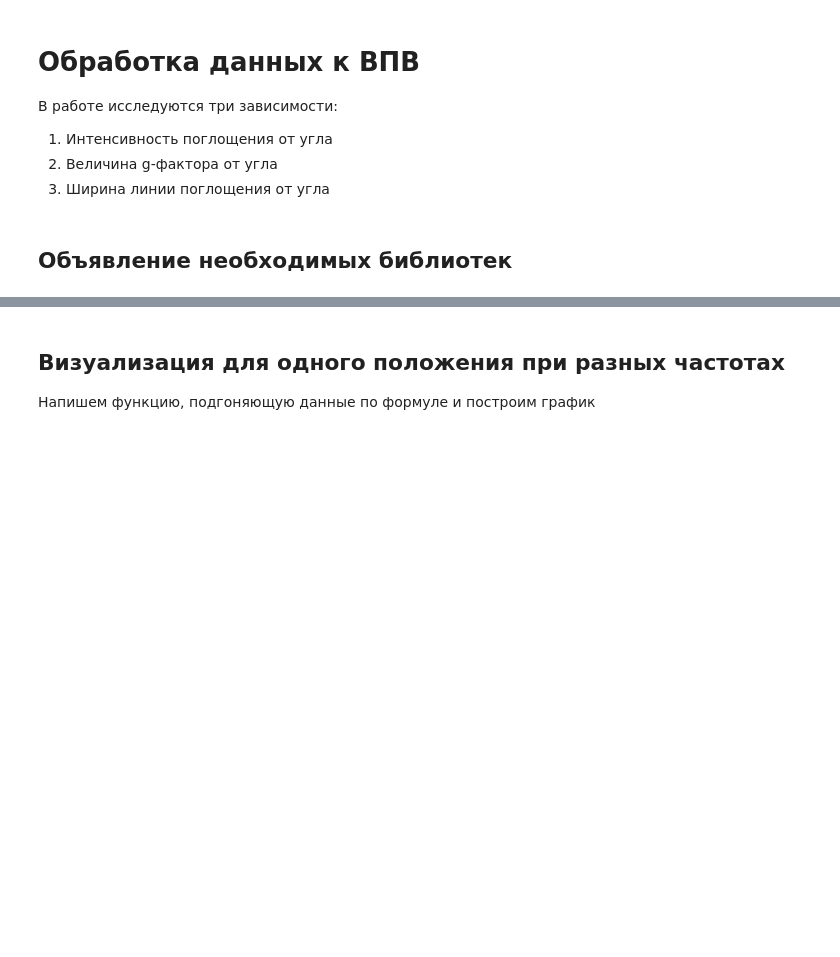
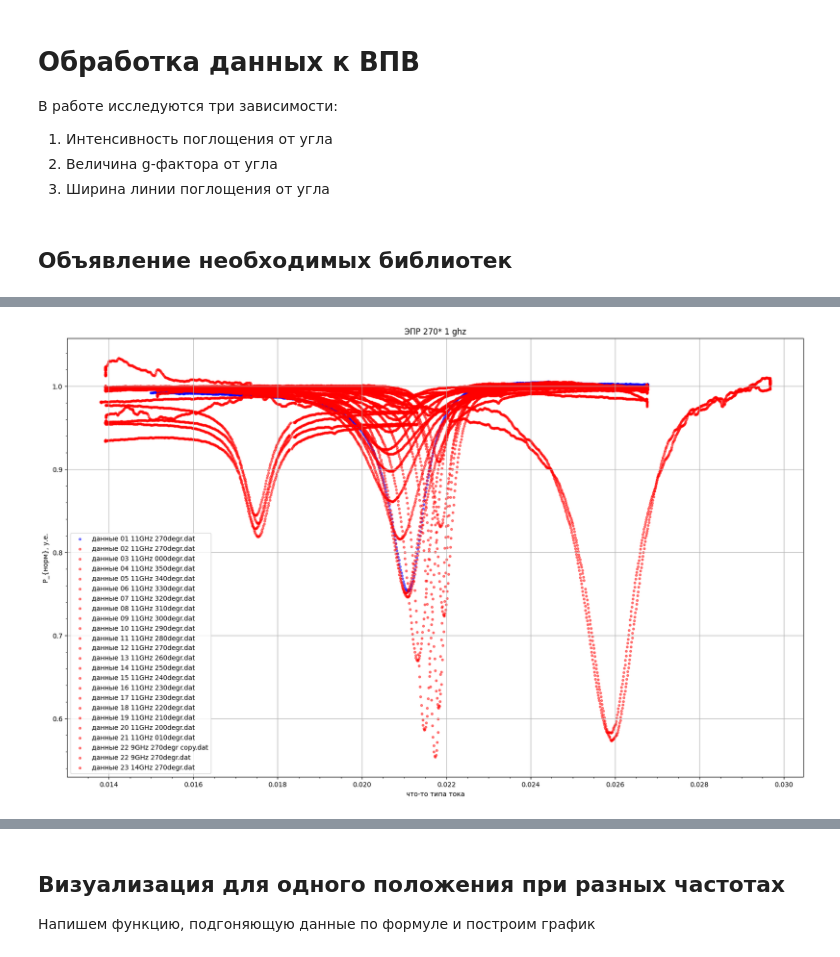
Before and after one commit to golenn/-, a Jupyter notebook: plot.ipynb, the cells around one changed output, grey strips where cells are left out. Drawn from its saved outputs; the diff is of its cells as text; code cells hidden in the pictures; blank space fills up the shorter version.

```diff
--- a/plot.ipynb
+++ b/plot.ipynb
@@ -17,0 +38,86 @@ import matplotlib.pyplot as plt
+# %%
+# Объявление путей директорий с файлами
+input_folder = '/home/golenn/EPR/data/'
+output_folder = '/home/golenn/EPR/data_driftless/'
+#os.makedirs(output_folder, exist_ok=True)
+
+# min =
+
+plt.figure(figsize=(20, 12))
+plt.title('ЭПР 270* 1 ghz')
+plt.ylabel(r'P_{норм}, у.е.')
+plt.xlabel(r'что-то типа тока')
+
+my_color = ['blue', 'red']
+flag = 0
+files = os.listdir(input_folder)
+files.sort()
+print(files)
+for file_name in files:
+    input_file_path = os.path.join(input_folder, file_name)
+    output_file_path = os.path.join(output_folder, f"driftless {file_name}")
+
+    # Загрузка данных
+    df = pd.read_csv(input_file_path, skiprows=3, sep='\t')
+    df.columns = ["X_channel", "Y_channel", "II_channel", "timestamp"]
+    x_data = df["X_channel"].values
+    y_data = df["Y_channel"].values
+
+    # В наших данных нет пропущенных ячеек, поэтому лишний код на проверку этого не пишем
+
+    try:
+        # Начальные приближения параметров
+        if '14' in file_name: # сильный разброс, поэтому лучше сразу отнормировать по максимуму
+            y_data /= np.max(y_data)
+            print('norm')
+
+        u0_guess = (y_data[0] + y_data[len(y_data)-1])/2
+        x0_guess = x_data[np.argmax(y_data)]
+        initial_guess = [u0_guess, x0_guess, -1, 0.1, 0.1, 0.1]
+
+        # Подбор параметров
+        params, params_cov = curve_fit(lorentzian, x_data, y_data, p0=initial_guess)
+        k = params[2]
+        u0 = params[0]
+
+        # Подгонка каждой точки к значению без дрейфа
+        y_data = drift_off(x_data, y_data, params[0], params[2])
+
+        print("Fitted parameters:")
+        print(f"u0 = {params[0]:.4f}, x0 = {params[1]:.4e}, k = {params[2]:.4f}, "
+            f"a = {params[3]:.4f}, b = {params[4]:.4f}, d = {params[5]:.4e}")
+
+        # Генерация кривой для графика
+        x_fit = np.linspace(min(x_data), max(x_data), 500)
+        y_fit = lornentzian_driftless(x_fit, *params)
+
+    except Exception:
+        print('Exception raised')
+        y_data = y_data / np.max(y_data)
+
+    # Сохранение результата
+    df.to_csv(output_file_path, sep=' ', index=False)
+    print(f"Файл {file_name} успешно обработан и сохранён как {output_file_path}")
+
+
+    # Построение графика
+    clr = ''
+    if flag == 0:
+        clr = my_color[0]
+        flag += 1
+    else:
+        clr = my_color[1]
+    plt.scatter(x_data, y_data, color=clr, label=f'данные {file_name}', alpha=0.5, s=10)
+    #plt.scatter(x_data[np.argmax(x_data):], y_data[np.argmax(x_data):], color='green', label='данные', alpha=0.6)
+    #plt.plot(x_fit, y_fit, color='red', label='подгонка Лоренцом', linewidth=2)
+
+    # Вывод параметров
+
+
+plt.legend()
+plt.grid()
+plt.minorticks_on()
+plt.show()
+
+    #plt.savefig(fname='EPR 9 GHz')
+# %% [output]
@@ -17,0 +141 @@ import matplotlib.pyplot as plt
+[figure, added]
```
Also changed, not shown: parts of 9 cells of this notebook, 27 other files.
